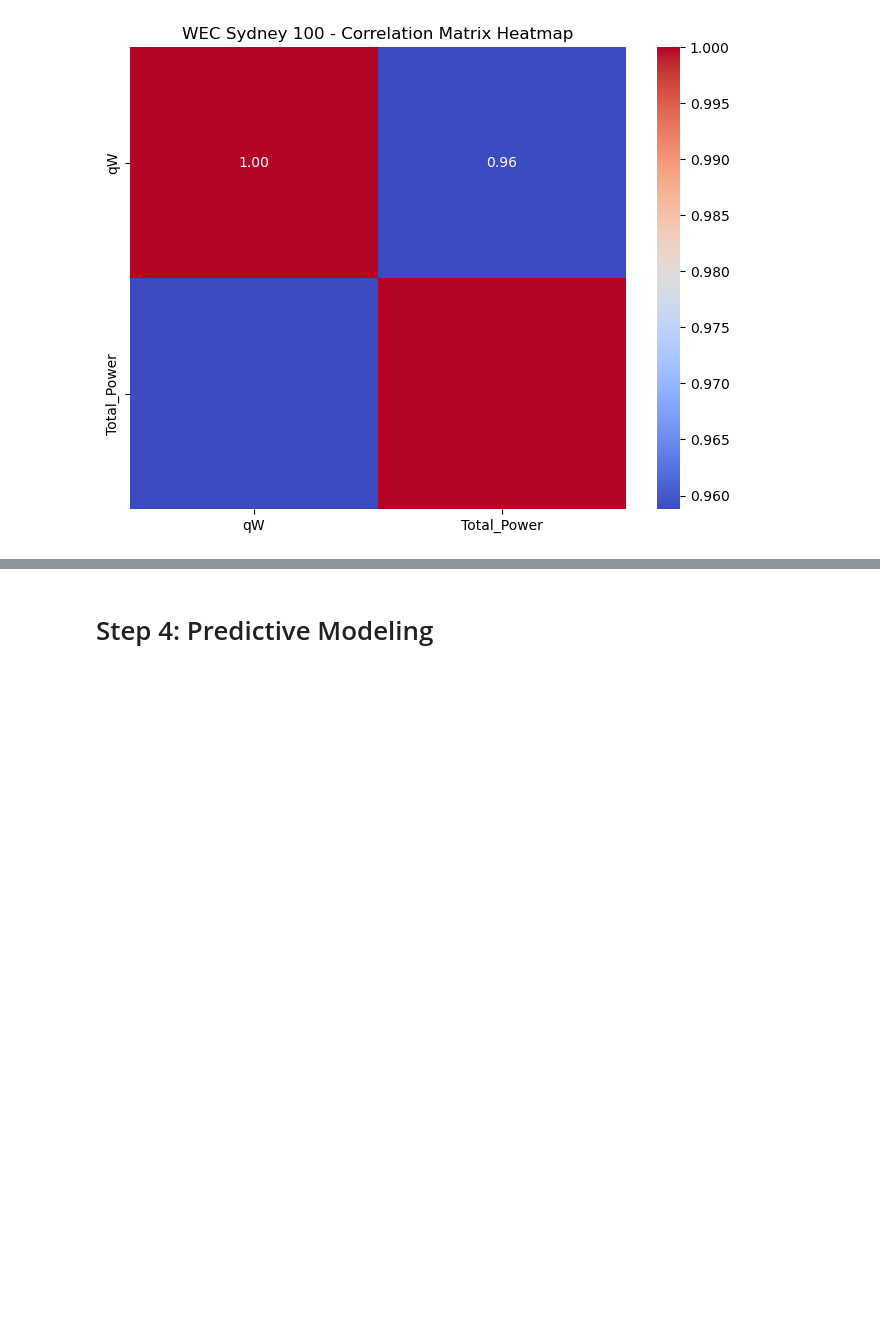
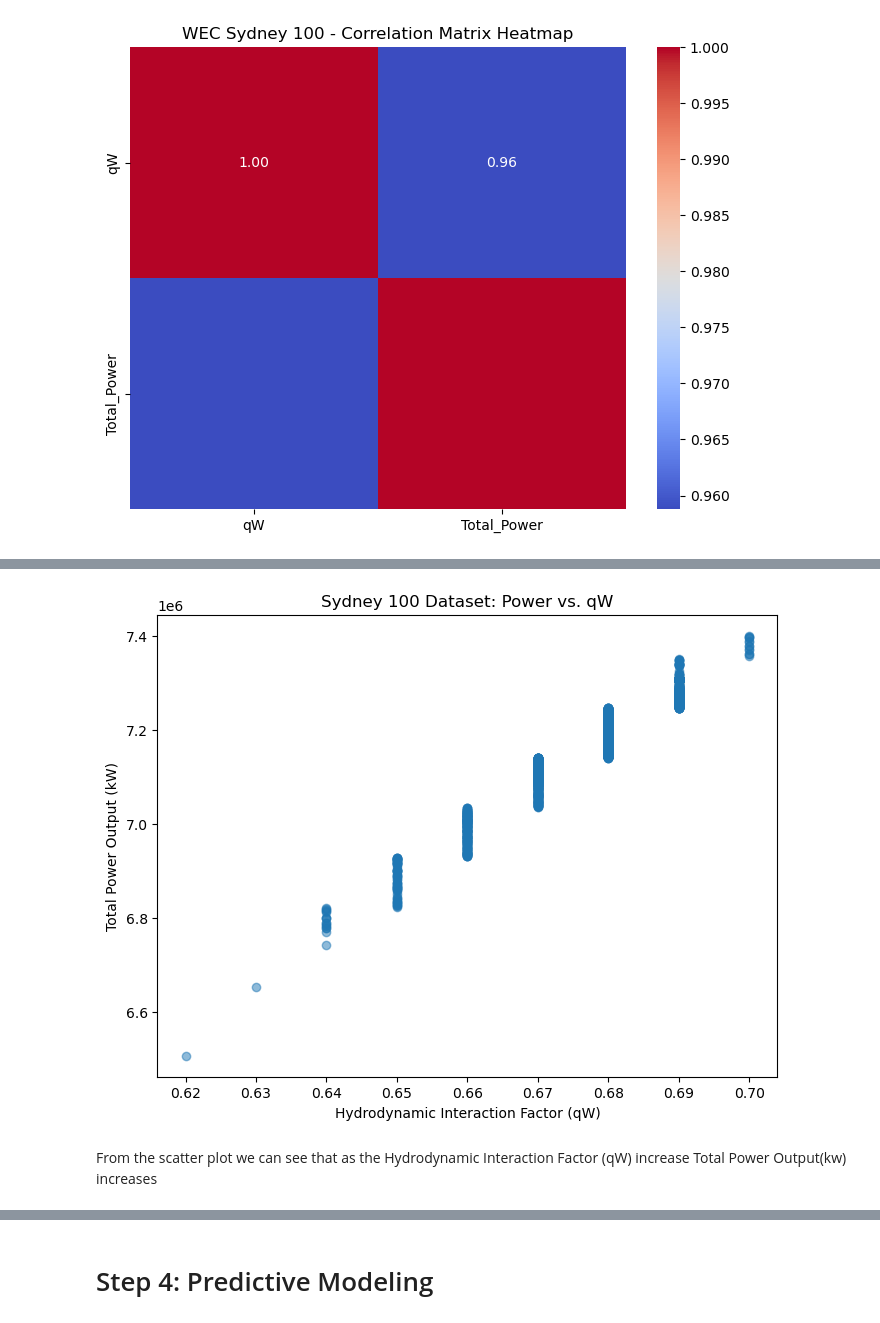
Before and after one commit to Kevinobote/WEC, a Jupyter notebook: WEC.ipynb, the cells around one changed output, grey strips where cells are left out. Drawn from its saved outputs; the diff is of its cells as text; code cells hidden in the pictures; blank space fills up the shorter version.

```diff
--- a/WEC.ipynb
+++ b/WEC.ipynb
@@ -728,0 +805,6 @@ In the context of your datasets, even if you're not delving deeply into spatial
+# %%
+plot_scatter(sydney_100, 'Sydney 100 Dataset: Power vs. qW')
+# %% [output]
+[figure, added]
+# %% [markdown]
+From the scatter plot we can see that as the Hydrodynamic Interaction Factor (qW) increase Total Power Output(kw) increases
```
Also changed, not shown: parts of 23 cells of this notebook, 5 other files.
